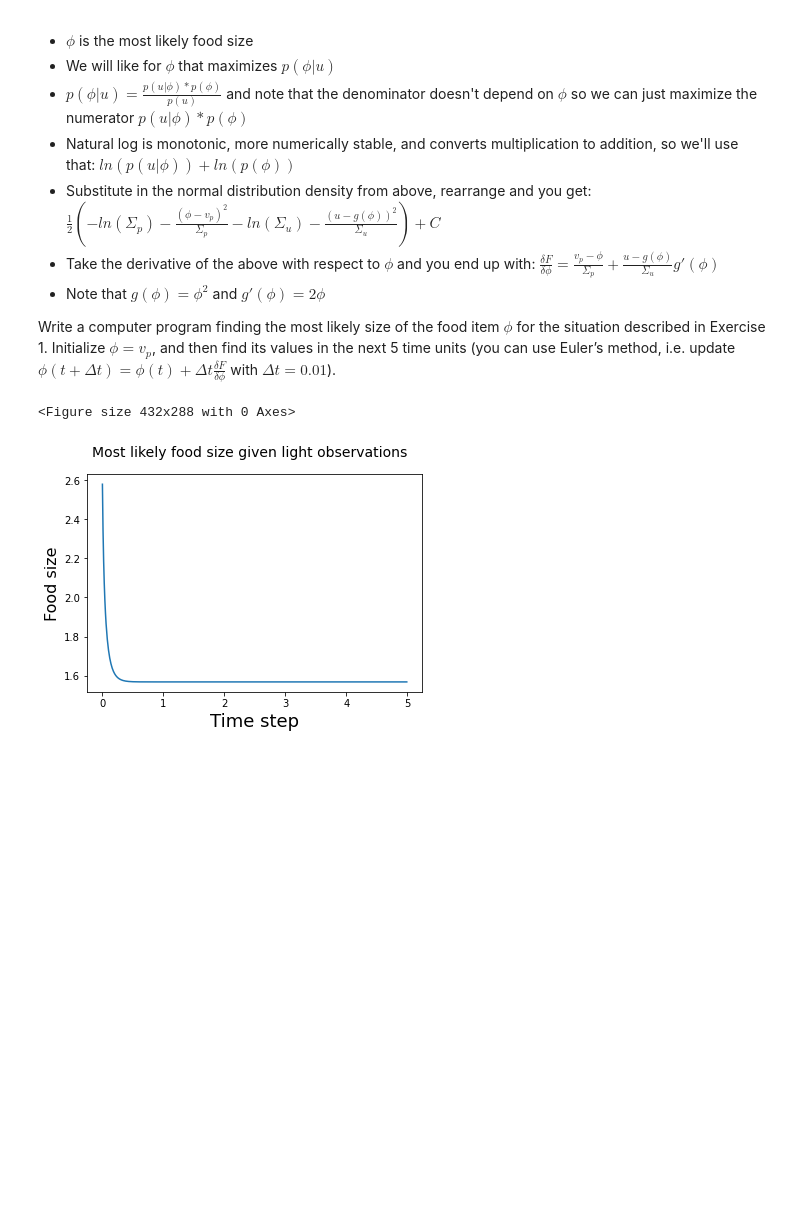
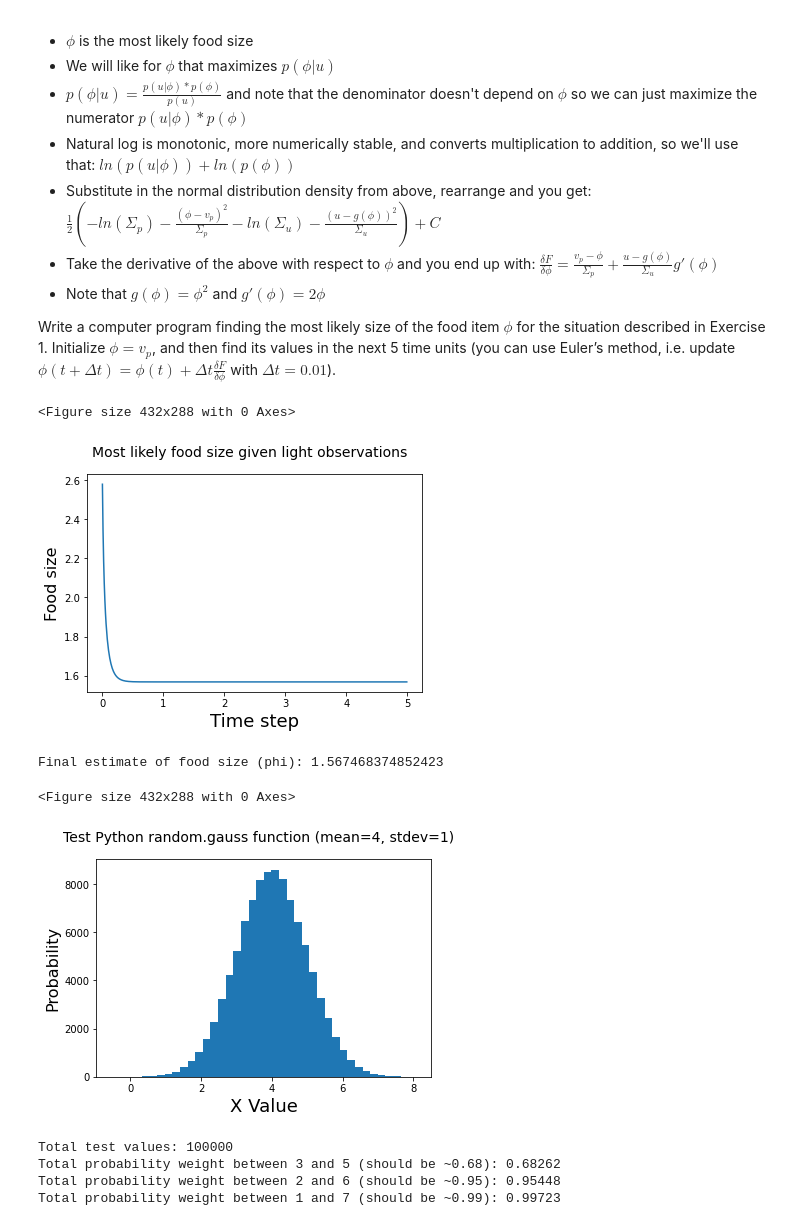
Before and after one commit to nickjalbert/reading, a Jupyter notebook: code/tutorial_problems.ipynb, the cells around one changed output. Drawn from its saved outputs; the diff is of its cells as text; code cells hidden in the pictures; blank space fills up the shorter version.

```diff
--- a/code/tutorial_problems.ipynb
+++ b/code/tutorial_problems.ipynb
@@ -137,6 +137,39 @@ fig.suptitle('Most likely food size given light observations', fontsize=14)
 plt.xlabel('Time step', fontsize=18)
 plt.ylabel('Food size', fontsize=16)
 plt.show()
+print(f'Final estimate of food size (phi): {phis[-1]}')
 # %% [output]
 <Figure size 432x288 with 0 Axes>
 [figure]
+Final estimate of food size (phi): 1.567468374852423
+# %%
+import random
+
+test_vals = [random.gauss(4,1) for _ in range(100000)]
+num_bins = 40
+
+# Plot
+plt.clf()
+fig = plt.figure()
+plt.hist(test_vals, num_bins)
+fig.suptitle('Test Python random.gauss function (mean=4, stdev=1)', fontsize=14)
+plt.xlabel('X Value', fontsize=18)
+plt.ylabel('Probability', fontsize=16)
+plt.show()
+
+# Summary stats
+total_vals = len(test_vals)
+print(f'Total test values: {total_vals}')
+one_sigma = len([x for x in test_vals if x >= 3 and x <= 5])/total_vals
+print(f'Total probability weight between 3 and 5 (should be ~0.68): {one_sigma}')
+two_sigma = len([x for x in test_vals if x >= 2 and x <= 6])/total_vals
+print(f'Total probability weight between 2 and 6 (should be ~0.95): {two_sigma}')
+three_sigma = len([x for x in test_vals if x >= 1 and x <= 7])/total_vals
+print(f'Total probability weight between 1 and 7 (should be ~0.99): {three_sigma}')
+# %% [output]
+<Figure size 432x288 with 0 Axes>
+[figure, added]
+Total test values: 100000
+Total probability weight between 3 and 5 (should be ~0.68): 0.68262
+Total probability weight between 2 and 6 (should be ~0.95): 0.95448
+Total probability weight between 1 and 7 (should be ~0.99): 0.99723
```
Also changed, not shown: parts of 1 cell of this notebook.
